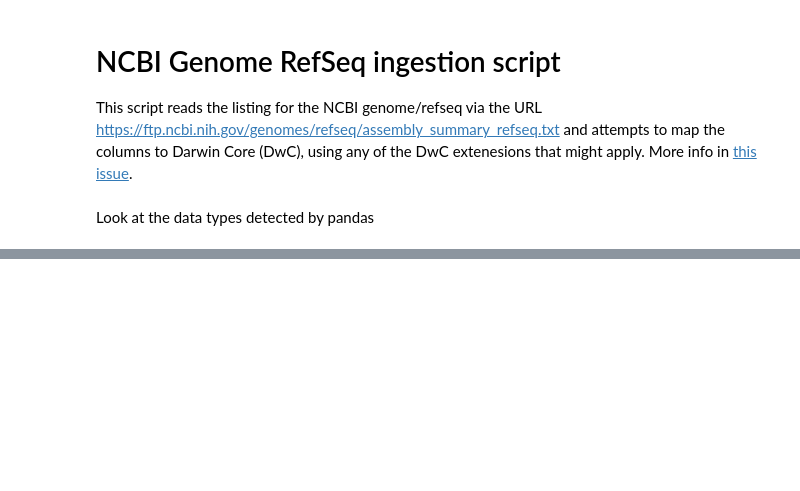
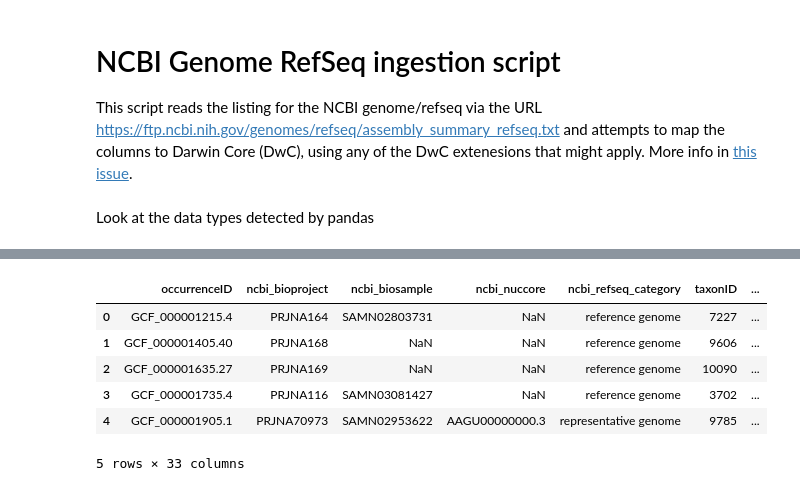
Before and after one commit to AtlasOfLivingAustralia/arga-issues, a Jupyter notebook: jupyter/notebooks/NCBI-refseq.ipynb, the cells around one changed output, grey strips where cells are left out. Saved outputs shown, nothing was run; the diff lists cells and outputs as text; code cells hidden in the pictures; blank space fills up the shorter version.

```diff
--- a/jupyter/notebooks/NCBI-refseq.ipynb
+++ b/jupyter/notebooks/NCBI-refseq.ipynb
@@ -144,0 +149,11 @@ memory usage: 65.8+ MB
+# %%
+#df.dropna(how='all')
+df.head()
+# %% [output]
+|  | occurrenceID | ncbi_bioproject | ncbi_biosample | ncbi_nuccore | ncbi_refseq_category | taxonID | ... |
+| 0 | GCF_000001215.4 | PRJNA164 | SAMN02803731 | NaN | reference genome | 7227 | ... |
+| 1 | GCF_000001405.40 | PRJNA168 | NaN | NaN | reference genome | 9606 | ... |
+| 2 | GCF_000001635.27 | PRJNA169 | NaN | NaN | reference genome | 10090 | ... |
+| 3 | GCF_000001735.4 | PRJNA116 | SAMN03081427 | NaN | reference genome | 3702 | ... |
+| 4 | GCF_000001905.1 | PRJNA70973 | SAMN02953622 | AAGU00000000.3 | representative genome | 9785 | ... |
+5 rows × 33 columns
```
Also changed, not shown: parts of 15 cells of this notebook, 4 other files.
